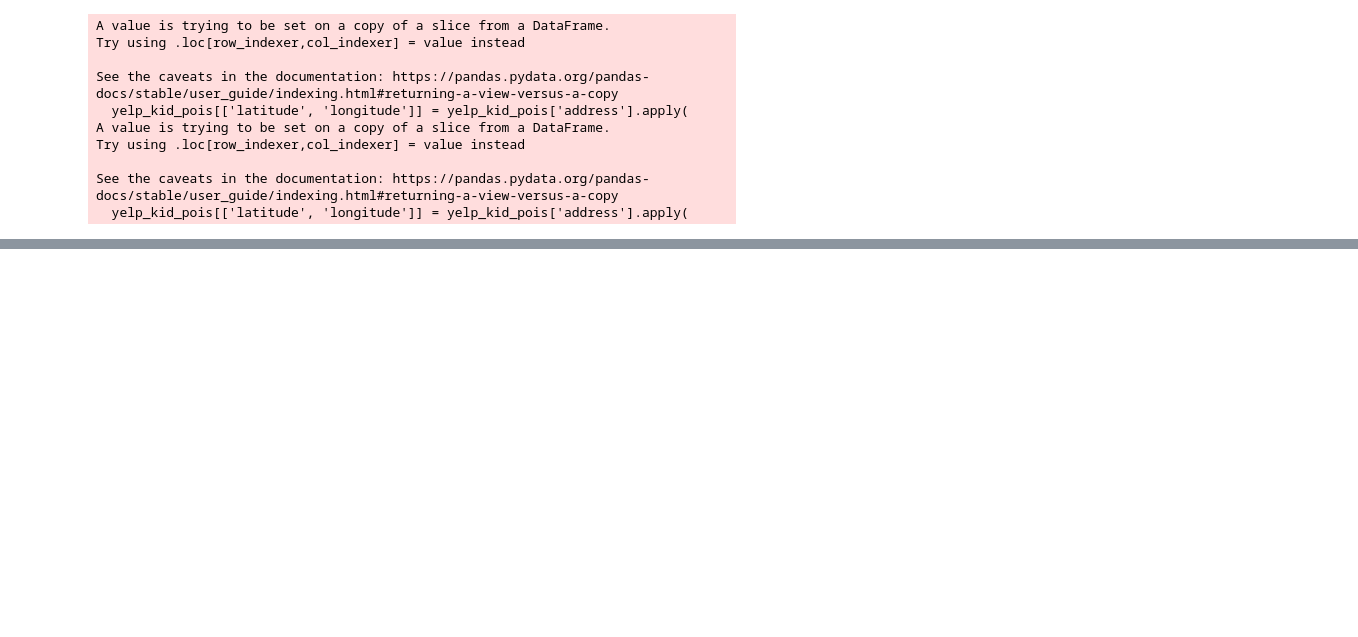
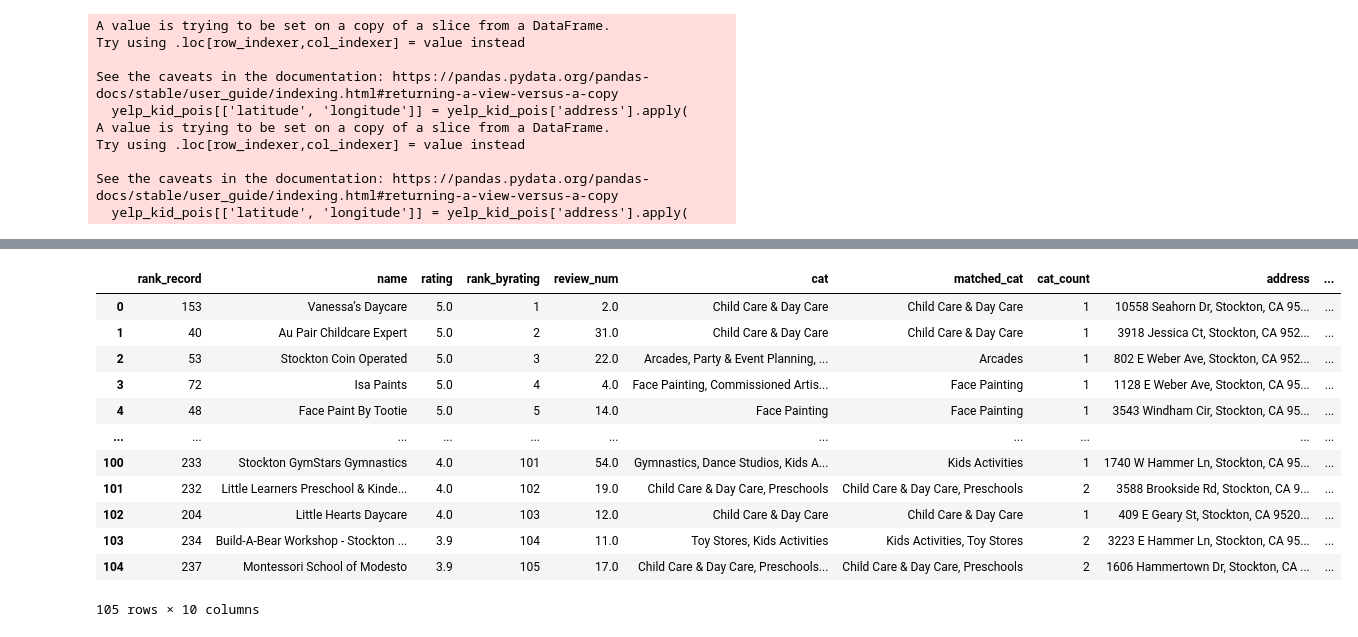
Before and after one commit to HOUPU1993/tidyzoning, a Jupyter notebook: test.ipynb, the cells around one changed output, grey strips where cells are left out. Saved outputs shown, nothing was run; the diff lists cells and outputs as text; code cells hidden in the pictures; blank space fills up the shorter version.

```diff
--- a/test.ipynb
+++ b/test.ipynb
@@ -816,0 +728,26 @@ Latitude: 37.5078551, Longitude: -122.2655242
+# %%
+stockton_ca = gpd.read_file(r'C:\Users\Admin\Downloads\CityLimits.zip')
+stockton_ca = stockton_ca.loc[[4]]
+stockton_ca = stockton_ca.to_crs(geo_yelp_kid_pois.crs)
+
+geo_yelp_kid_pois = gpd.sjoin(geo_yelp_kid_pois, stockton_ca, op="within")
+geo_yelp_kid_pois = geo_yelp_kid_pois.sort_values(by='rating', ascending=False).reset_index(drop=True)
+# Create a new column 'rank_byrating' to store the rank based on ratings
+geo_yelp_kid_pois['rank_byrating'] = geo_yelp_kid_pois.index + 1
+
+geo_yelp_kid_pois = geo_yelp_kid_pois[['rank_record', 'name', 'rating', 'rank_byrating', 'review_num', 'cat','matched_cat', 'cat_count', 'address','geometry']]
+geo_yelp_kid_pois
+# %% [output]
+|  | rank_record | name | rating | rank_byrating | review_num | cat | matched_cat | cat_count | address | ... |
+| 0 | 153 | Vanessa’s Daycare | 5.0 | 1 | 2.0 | Child Care & Day Care | Child Care & Day Care | 1 | 10558 Seahorn Dr, Stockton, CA 95... | ... |
+| 1 | 40 | Au Pair Childcare Expert | 5.0 | 2 | 31.0 | Child Care & Day Care | Child Care & Day Care | 1 | 3918 Jessica Ct, Stockton, CA 952... | ... |
+| 2 | 53 | Stockton Coin Operated | 5.0 | 3 | 22.0 | Arcades, Party & Event Planning, ... | Arcades | 1 | 802 E Weber Ave, Stockton, CA 952... | ... |
+| 3 | 72 | Isa Paints | 5.0 | 4 | 4.0 | Face Painting, Commissioned Artis... | Face Painting | 1 | 1128 E Weber Ave, Stockton, CA 95... | ... |
+| 4 | 48 | Face Paint By Tootie | 5.0 | 5 | 14.0 | Face Painting | Face Painting | 1 | 3543 Windham Cir, Stockton, CA 95... | ... |
+| ... | ... | ... | ... | ... | ... | ... | ... | ... | ... | ... |
+| 100 | 233 | Stockton GymStars Gymnastics | 4.0 | 101 | 54.0 | Gymnastics, Dance Studios, Kids A... | Kids Activities | 1 | 1740 W Hammer Ln, Stockton, CA 95... | ... |
+| 101 | 232 | Little Learners Preschool & Kinde... | 4.0 | 102 | 19.0 | Child Care & Day Care, Preschools | Child Care & Day Care, Preschools | 2 | 3588 Brookside Rd, Stockton, CA 9... | ... |
+| 102 | 204 | Little Hearts Daycare | 4.0 | 103 | 12.0 | Child Care & Day Care | Child Care & Day Care | 1 | 409 E Geary St, Stockton, CA 9520... | ... |
+| 103 | 234 | Build-A-Bear Workshop - Stockton ... | 3.9 | 104 | 11.0 | Toy Stores, Kids Activities | Kids Activities, Toy Stores | 2 | 3223 E Hammer Ln, Stockton, CA 95... | ... |
+| 104 | 237 | Montessori School of Modesto | 3.9 | 105 | 17.0 | Child Care & Day Care, Preschools... | Child Care & Day Care, Preschools | 2 | 1606 Hammertown Dr, Stockton, CA ... | ... |
+105 rows × 10 columns
```
Also changed, not shown: parts of 17 cells of this notebook.
